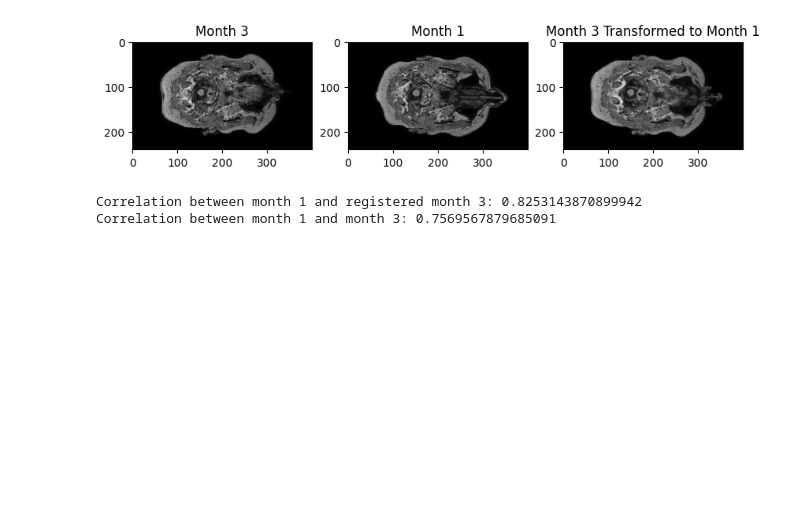
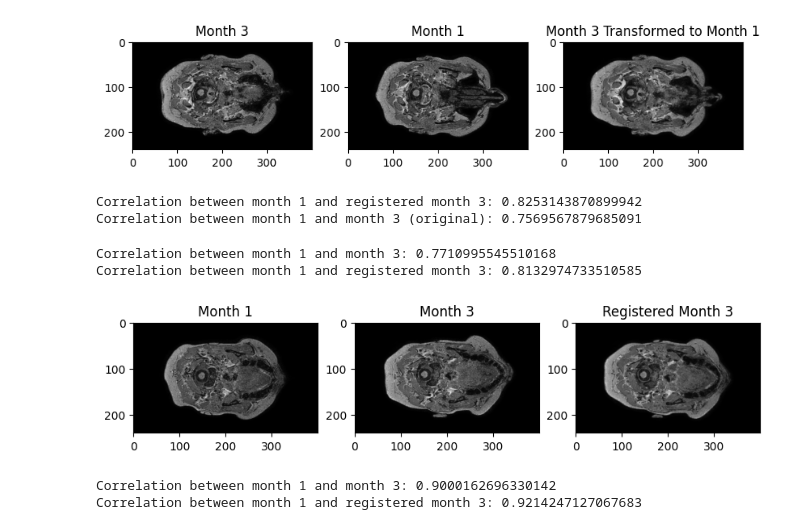
Before and after one commit to Keymii/wavelet-mri-registration, a Jupyter notebook: affine-registration.ipynb, the cells around one changed output. Drawn from its saved outputs; the diff is of its cells as text; code cells hidden in the pictures; blank space fills up the shorter version.

```diff
--- a/affine-registration.ipynb
+++ b/affine-registration.ipynb
@@ -114,7 +114,30 @@ correlation = np.corrcoef(new_reference_np.flatten(), registered_month_3.flatten
 print('Correlation between month 1 and registered month 3:', correlation)
 # find correlation bwteen month 1 and month 3
 correlation = np.corrcoef(new_reference_np.flatten(), new_moving_np.flatten())[0,1]
-print('Correlation between month 1 and month 3:', correlation)
+print('Correlation between month 1 and month 3 (original):', correlation)
 # %% [output]
 Correlation between month 1 and registered month 3: 0.8253143870899942
-Correlation between month 1 and month 3: 0.7569567879685091
+Correlation between month 1 and month 3 (original): 0.7569567879685091
+# %%
+index = 120
+month1img = new_reference_np[:,:,index]
+month3img = new_moving_np[:,:,index]
+registered_month3img = registered_month_3[:,:,index]
+
+fig,ax = plt.subplots(1,3, figsize=(10,5))
+ax[0].imshow(month1img, cmap='gray')
+ax[0].set_title('Month 1')
+ax[1].imshow(month3img, cmap='gray')
+ax[1].set_title('Month 3')
+ax[2].imshow(registered_month3img, cmap='gray')
+ax[2].set_title('Registered Month 3')
+
+# correlation between images
+correlation = np.corrcoef(month1img.flatten(), month3img.flatten())[0,1]
+print('Correlation between month 1 and month 3:', correlation)
+correlation = np.corrcoef(month1img.flatten(), registered_month3img.flatten())[0,1]
+print('Correlation between month 1 and registered month 3:', correlation)
+# %% [output]
+Correlation between month 1 and month 3: 0.7710995545510168
+Correlation between month 1 and registered month 3: 0.8132974733510585
+[figure, added]
@@ -120,0 +150,15 @@ Correlation between month 1 and month 3: 0.7569567879685091
+# %%
+# compute correlation between scattering coefficients
+normalized_scattering_month1 = scattering_month1/np.max(scattering_month1)
+normalized_scattering_month3 = scattering_month3/np.max(scattering_month3)
+normalized_scattering_registered_month3 = scattering_registered_month3/np.max(scattering_registered_month3)
+threshold = 0.2
+# thres
+
+correlation = np.corrcoef(normalized_scattering_month1.flatten(), normalized_scattering_month3.flatten())[0,1]
+print('Correlation between month 1 and month 3:', correlation)
+correlation = np.corrcoef(normalized_scattering_month1.flatten(), normalized_scattering_registered_month3.flatten())[0,1]
+print('Correlation between month 1 and registered month 3:', correlation)
+# %% [output]
+Correlation between month 1 and month 3: 0.9000162696330142
+Correlation between month 1 and registered month 3: 0.9214247127067683
```
Also changed, not shown: parts of 1 cell of this notebook.
